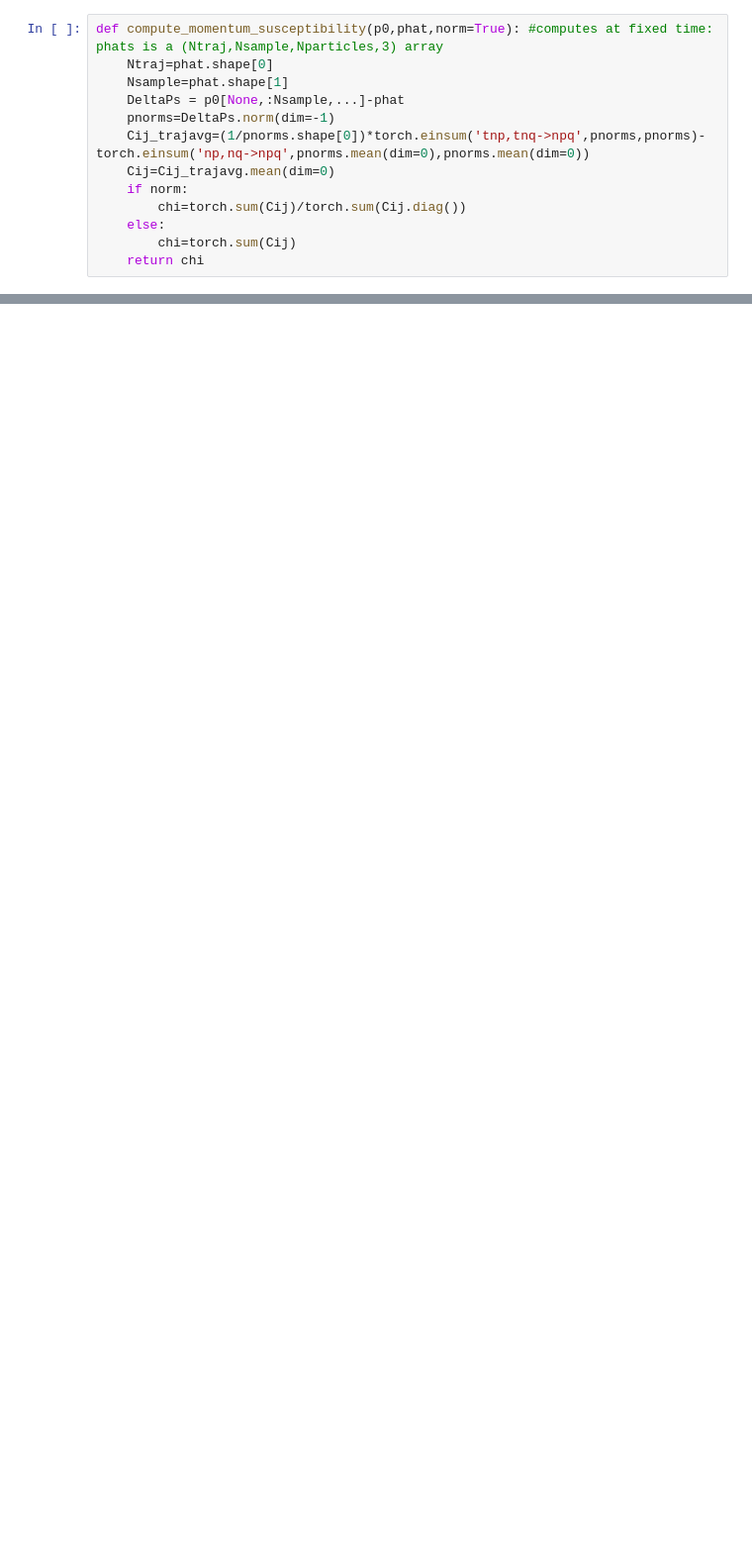
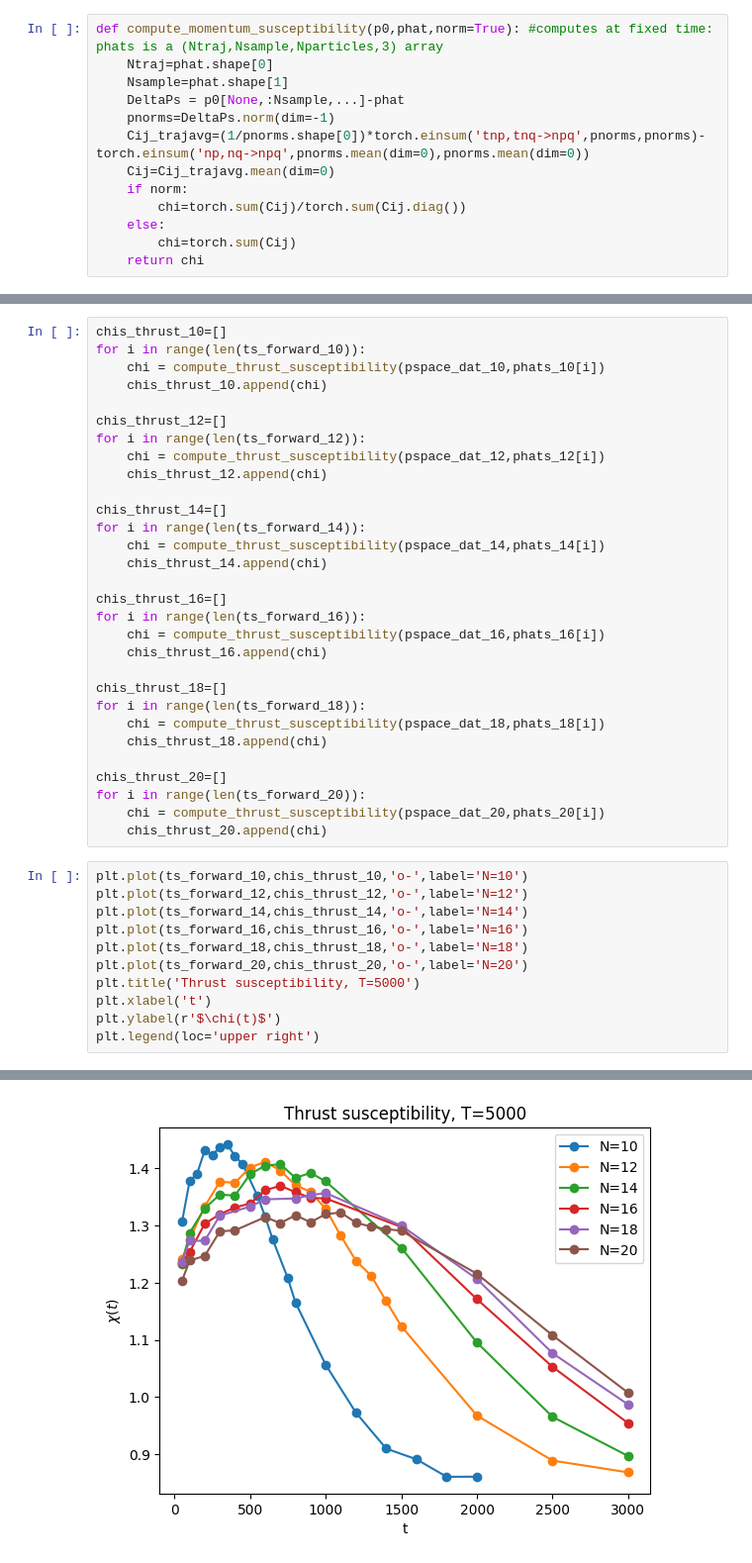
Before and after one commit to ykahn/JetInterpretabilityDiffusion, a Jupyter notebook: susceptibility_YK.ipynb, the cells around one changed output, grey strips where cells are left out. Shown at 99% size. Cells and saved outputs as stored; diff of their text form; blank space fills up the shorter version.

```diff
--- a/susceptibility_YK.ipynb
+++ b/susceptibility_YK.ipynb
@@ -63,0 +427,42 @@ plt.legend(loc='upper right')
+# %%
+chis_thrust_10=[]
+for i in range(len(ts_forward_10)):
+    chi = compute_thrust_susceptibility(pspace_dat_10,phats_10[i])
+    chis_thrust_10.append(chi)
+
+chis_thrust_12=[]
+for i in range(len(ts_forward_12)):
+    chi = compute_thrust_susceptibility(pspace_dat_12,phats_12[i])
+    chis_thrust_12.append(chi)
+
+chis_thrust_14=[]
+for i in range(len(ts_forward_14)):
+    chi = compute_thrust_susceptibility(pspace_dat_14,phats_14[i])
+    chis_thrust_14.append(chi)
+
+chis_thrust_16=[]
+for i in range(len(ts_forward_16)):
+    chi = compute_thrust_susceptibility(pspace_dat_16,phats_16[i])
+    chis_thrust_16.append(chi)
+
+chis_thrust_18=[]
+for i in range(len(ts_forward_18)):
+    chi = compute_thrust_susceptibility(pspace_dat_18,phats_18[i])
+    chis_thrust_18.append(chi)
+
+chis_thrust_20=[]
+for i in range(len(ts_forward_20)):
+    chi = compute_thrust_susceptibility(pspace_dat_20,phats_20[i])
+    chis_thrust_20.append(chi)
+# %%
+plt.plot(ts_forward_10,chis_thrust_10,'o-',label='N=10')
+plt.plot(ts_forward_12,chis_thrust_12,'o-',label='N=12')
+plt.plot(ts_forward_14,chis_thrust_14,'o-',label='N=14')
+plt.plot(ts_forward_16,chis_thrust_16,'o-',label='N=16')
+plt.plot(ts_forward_18,chis_thrust_18,'o-',label='N=18')
+plt.plot(ts_forward_20,chis_thrust_20,'o-',label='N=20')
+plt.title('Thrust susceptibility, T=5000')
+plt.xlabel('t')
+plt.ylabel(r'$\chi(t)$')
+plt.legend(loc='upper right')
+# %% [output]
@@ -63,0 +470 @@ plt.legend(loc='upper right')
+[figure, added]
```
Also changed, not shown: parts of 38 cells of this notebook.
